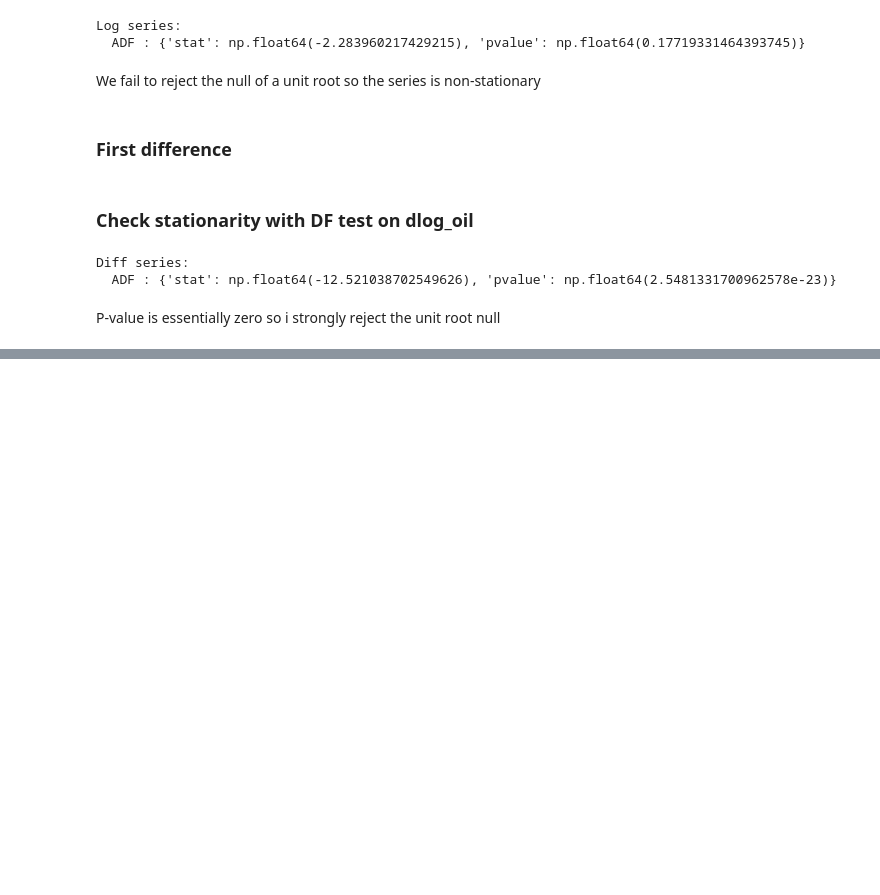
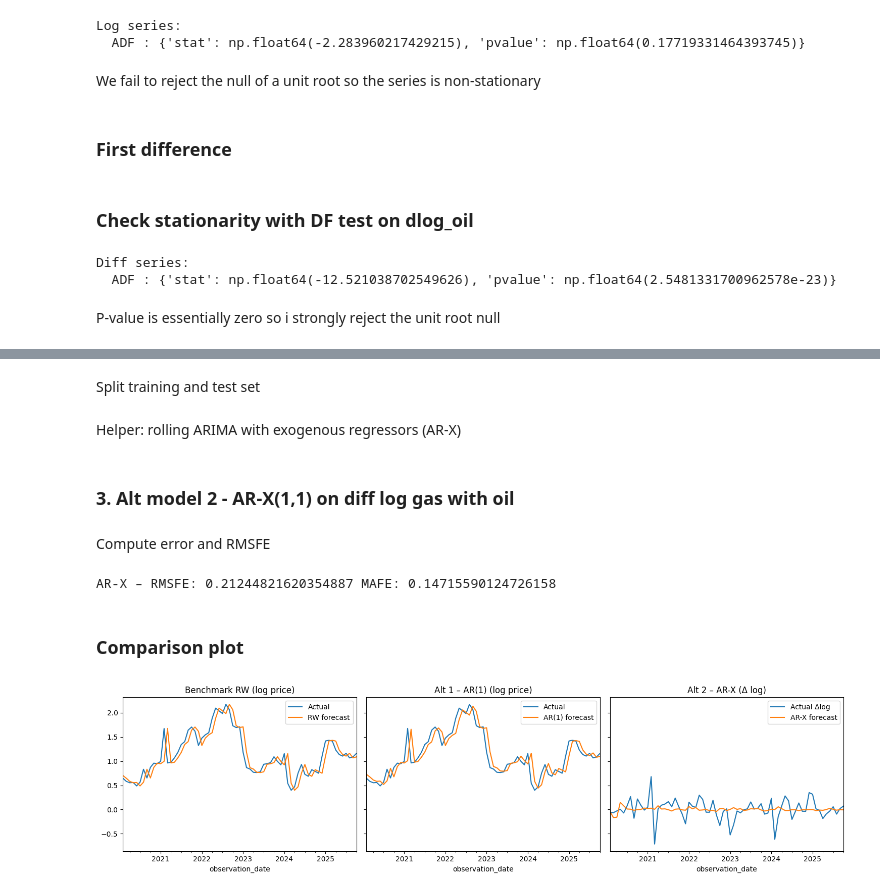
Before and after one commit to StefaniaLavarda/Time_Series_Project, a Jupyter notebook: eda.ipynb, the cells around one changed output, grey strips where cells are left out. Cells and saved outputs as stored; diff of their text form; code cells hidden in the pictures; blank space fills up the shorter version.

Commit message:
comparison plot

```diff
--- a/eda.ipynb
+++ b/eda.ipynb
@@ -318,0 +333,18 @@ df = gas[['log_price']].join(oil['log_oil_price'], how='inner')
+# %%
+df['dlog_oil_lag1'] = df['dlog_oil'].shift(1)
+# %%
+df = df.dropna()
+# %% [markdown]
+Split training and test set
+# %%
+N2 = len(df)
+test_size2 = int(np.ceil(0.2 * N2))
+
+train2 = df.iloc[:N2 - test_size2]
+test2  = df.iloc[N2 - test_size2:]
+
+y2_full = df['dlog']                     # Δlog gas
+X2_full = df[['dlog_oil', 'dlog_oil_lag1']]    # Δlog oil, contemporaneous + lag
+train_size2 = len(train2)
+# %% [markdown]
+Helper: rolling ARIMA with exogenous regressors (AR-X)
@@ -318,0 +377,41 @@ df = gas[['log_price']].join(oil['log_oil_price'], how='inner')
+# %% [markdown]
+### 3. Alt model 2 - AR-X(1,1) on diff log gas with oil
+# %%
+# Alt 2: AR-X – ARIMA(1,0,0) on dlog_price with exog oil diffs
+f_arx, a_arx = rolling_arima_exog(
+    y=y2_full,
+    exog=X2_full,
+    order=(1, 0, 0),
+    train_size=train_size2
+)
+# %% [markdown]
+Compute error and RMSFE
+# %%
+rmsfe_arx, mafe_arx = forecast_metrics(a_arx, f_arx)
+print("AR-X – RMSFE:", rmsfe_arx, "MAFE:", mafe_arx)
+# %% [output]
+AR-X – RMSFE: 0.21244821620354887 MAFE: 0.14715590124726158
+# %% [markdown]
+### Comparison plot
+# %%
+fig, ax = plt.subplots(1, 3, figsize=(15,4), sharey=True)
+
+a_rw.plot(ax=ax[0], label="Actual")
+f_rw.plot(ax=ax[0], label="RW forecast")
+ax[0].set_title("Benchmark RW (log price)")
+ax[0].legend()
+
+a_ar1.plot(ax=ax[1], label="Actual")
+f_ar1.plot(ax=ax[1], label="AR(1) forecast")
+ax[1].set_title("Alt 1 – AR(1) (log price)")
+ax[1].legend()
+
+a_arx.plot(ax=ax[2], label="Actual Δlog")
+f_arx.plot(ax=ax[2], label="AR-X forecast")
+ax[2].set_title("Alt 2 – AR-X (Δ log)")
+ax[2].legend()
+
+plt.tight_layout()
+plt.show()
+# %% [output]
+[figure, added]
```
Also changed, not shown: parts of 5 cells of this notebook.
